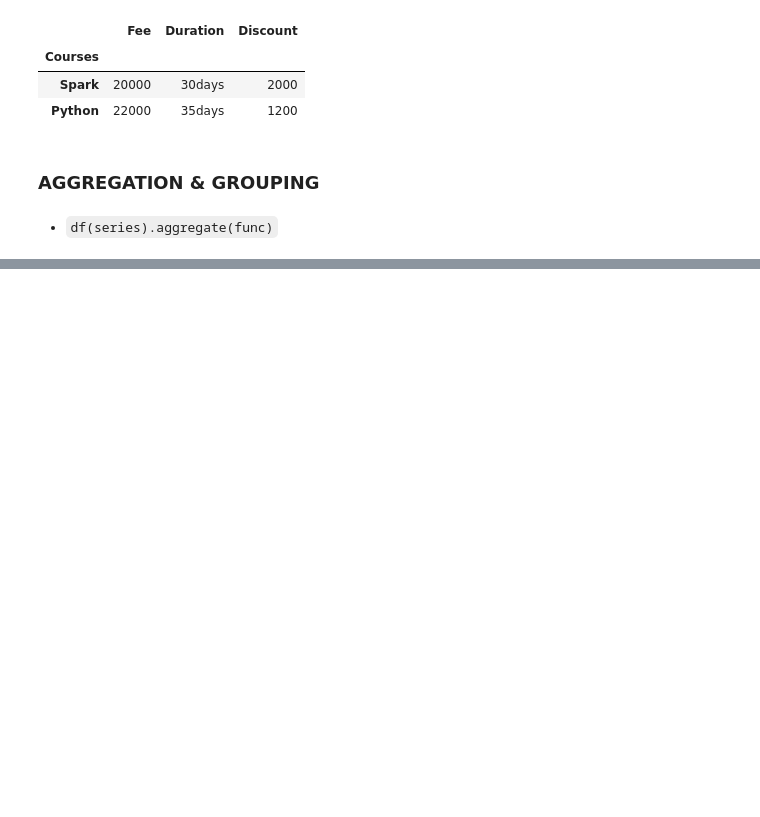
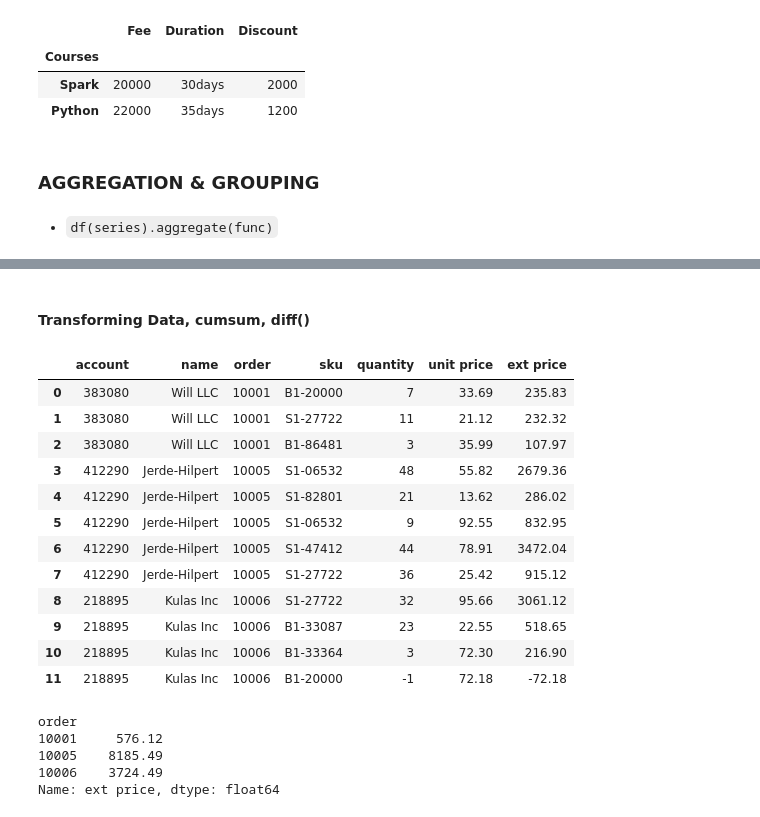
Before and after one commit to naiilaahh/PandasModule, a Jupyter notebook: pandasadvanced.ipynb, the cells around one changed output, grey strips where cells are left out. Drawn from its saved outputs; the diff is of its cells as text; code cells hidden in the pictures; blank space fills up the shorter version.

```diff
--- a/pandasadvanced.ipynb
+++ b/pandasadvanced.ipynb
@@ -360,0 +631,2 @@ df3
+# %% [markdown]
+#### Transforming Data, cumsum, diff()
@@ -360,0 +635,16 @@ df3
+# %%
+df
+# %% [output]
+|  | account | name | order | sku | quantity | unit price | ext price |
+| 0 | 383080 | Will LLC | 10001 | B1-20000 | 7 | 33.69 | 235.83 |
+| 1 | 383080 | Will LLC | 10001 | S1-27722 | 11 | 21.12 | 232.32 |
+| 2 | 383080 | Will LLC | 10001 | B1-86481 | 3 | 35.99 | 107.97 |
+| 3 | 412290 | Jerde-Hilpert | 10005 | S1-06532 | 48 | 55.82 | 2679.36 |
+| 4 | 412290 | Jerde-Hilpert | 10005 | S1-82801 | 21 | 13.62 | 286.02 |
+| 5 | 412290 | Jerde-Hilpert | 10005 | S1-06532 | 9 | 92.55 | 832.95 |
+| 6 | 412290 | Jerde-Hilpert | 10005 | S1-47412 | 44 | 78.91 | 3472.04 |
+| 7 | 412290 | Jerde-Hilpert | 10005 | S1-27722 | 36 | 25.42 | 915.12 |
+| 8 | 218895 | Kulas Inc | 10006 | S1-27722 | 32 | 95.66 | 3061.12 |
+| 9 | 218895 | Kulas Inc | 10006 | B1-33087 | 23 | 22.55 | 518.65 |
+| 10 | 218895 | Kulas Inc | 10006 | B1-33364 | 3 | 72.30 | 216.90 |
+| 11 | 218895 | Kulas Inc | 10006 | B1-20000 | -1 | 72.18 | -72.18 |
@@ -360,0 +653,8 @@ df3
+# %%
+order_total
+# %% [output]
+order
+10001     576.12
+10005    8185.49
+10006    3724.49
+Name: ext price, dtype: float64
```
Also changed, not shown: parts of 76 cells of this notebook, 3 other files.
